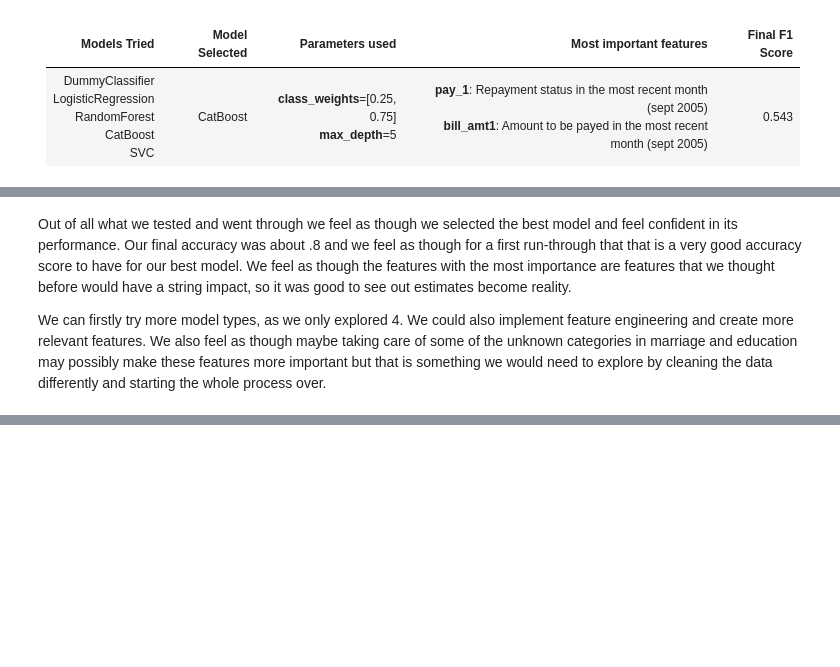
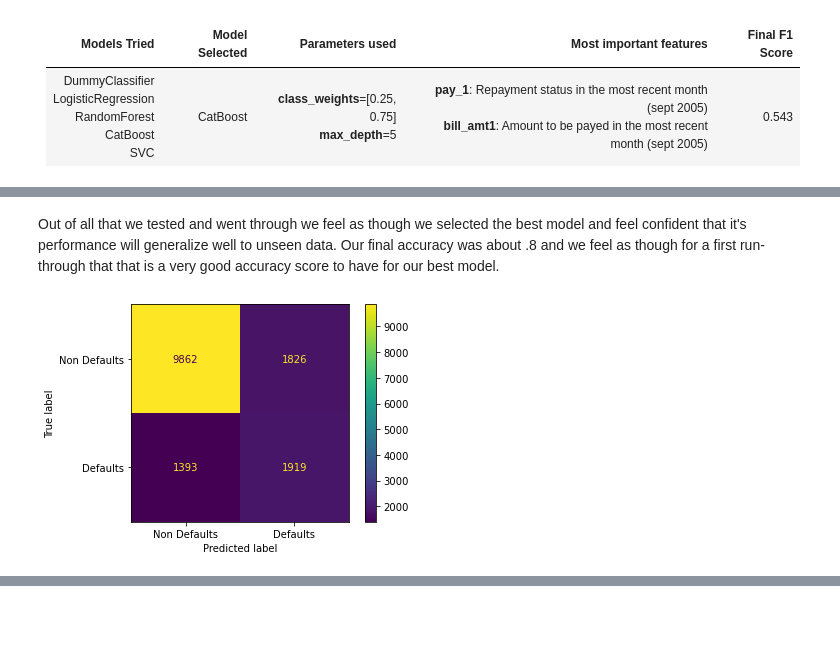
Before and after one commit to ruben1dlg/573_lab4_rubendlg_yair_jcasoli, a Jupyter notebook: lab4.ipynb, the cells around one changed output, grey strips where cells are left out. Cells and saved outputs as stored; diff of their text form; code cells hidden in the pictures; blank space fills up the shorter version.

```diff
--- a/lab4.ipynb
+++ b/lab4.ipynb
@@ -870,4 +881,8 @@ DummyClassifier <br /> LogisticRegression <br /> RandomForest <br /> CatBoost <b
 # %% [markdown]
-Out of all what we tested and went through we feel as though we selected the best model and feel confident in its performance. Our final accuracy was about .8 and we feel as though for a first run-through that that is a very good accuracy score to have for our best model. We feel as though the features with the most importance are features that we thought before would have a string impact, so it was good to see out estimates become reality.
-
-We can firstly try more model types, as we only explored 4. We could also implement feature engineering and create more relevant features. We also feel as though maybe taking care of some of the unknown categories in marriage and education may possibly make these features more important but that is something we would need to explore by cleaning the data differently and starting the whole process over.
+Out of all that we tested and went through we feel as though we selected the best model and feel confident that it's performance will generalize well to unseen data. Our final accuracy was about .8 and we feel as though for a first run-through that that is a very good accuracy score to have for our best model.
+# %%
+cm = ConfusionMatrixDisplay.from_estimator(
+    pipe_cb_opt, X_test, y_test, values_format="d", display_labels=["Non Defaults", "Defaults"]
+)
+# %% [output]
+[figure, added]
```
Also changed, not shown: parts of 14 cells of this notebook.
